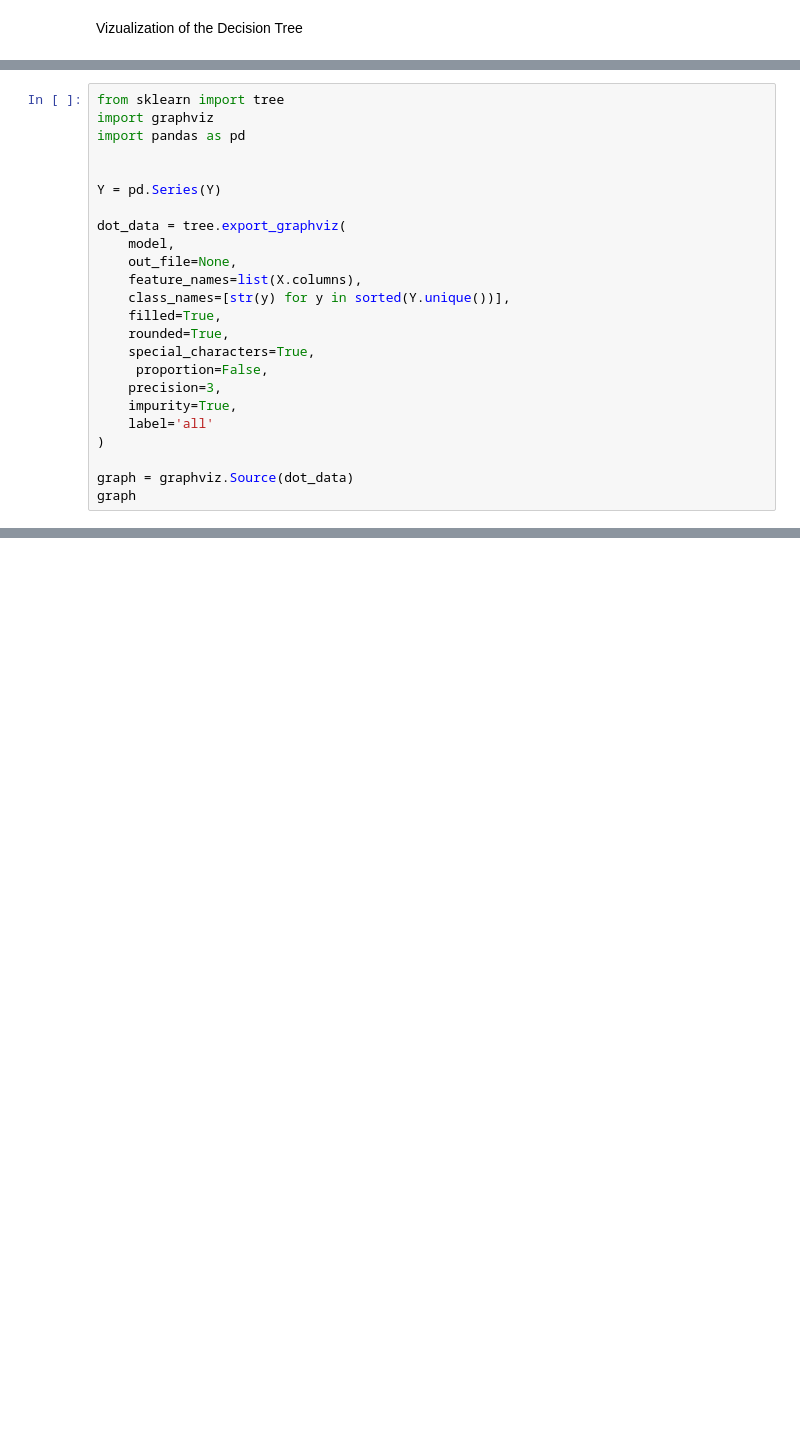
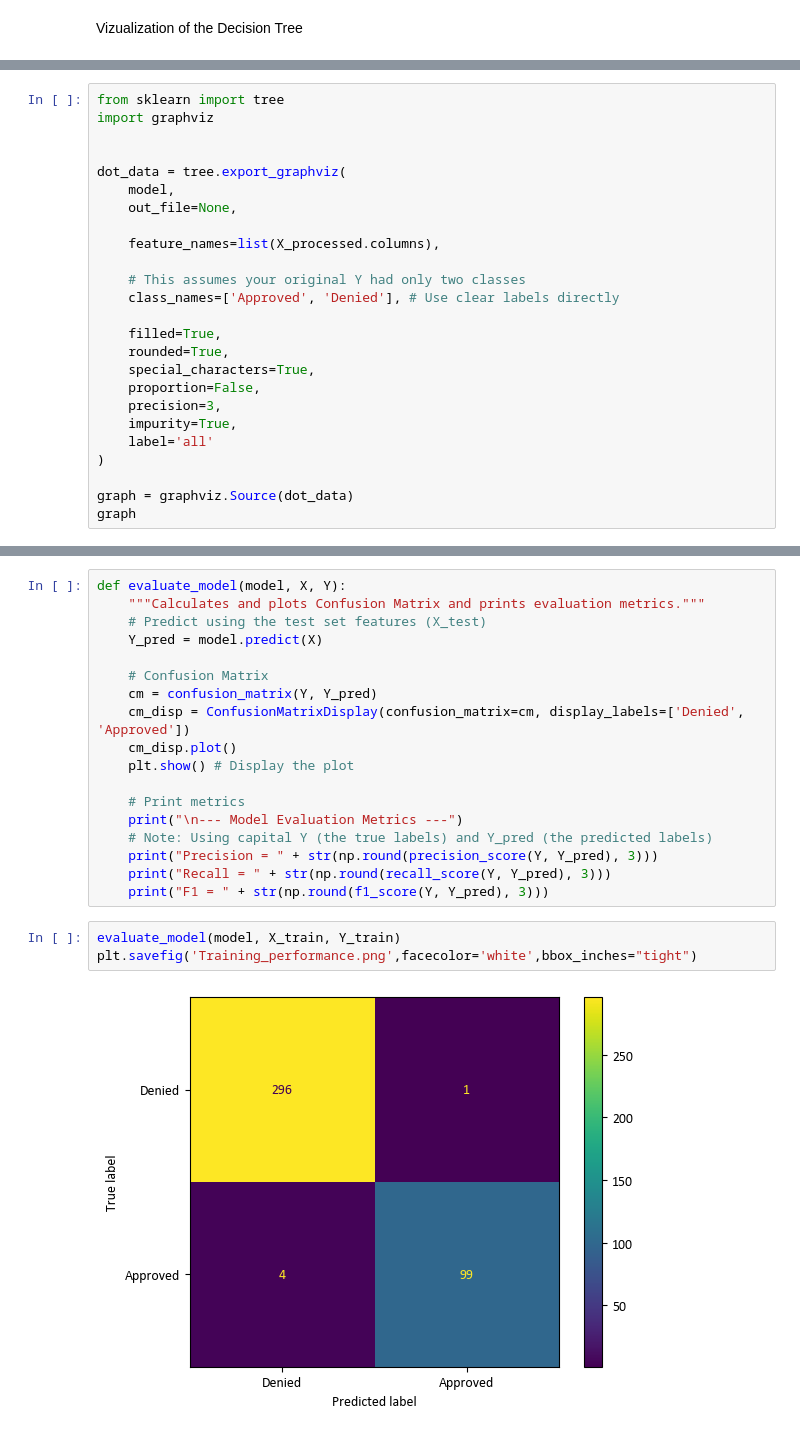
Before and after one commit to SoftwareReboot/MachineLearning-Model, a Jupyter notebook: Decision Tree.ipynb, the cells around one changed output, grey strips where cells are left out. Drawn from its saved outputs; the diff is of its cells as text; blank space fills up the shorter version.

```diff
--- a/Decision Tree.ipynb
+++ b/Decision Tree.ipynb
@@ -128,20 +127,21 @@ plt.show()
 # %%
 from sklearn import tree
 import graphviz
-import pandas as pd
 
-
-Y = pd.Series(Y)
 
 dot_data = tree.export_graphviz(
     model,
     out_file=None,
-    feature_names=list(X.columns),
-    class_names=[str(y) for y in sorted(Y.unique())],
+
+    feature_names=list(X_processed.columns),
+
+    # This assumes your original Y had only two classes
+    class_names=['Approved', 'Denied'], # Use clear labels directly
+
     filled=True,
     rounded=True,
     special_characters=True,
-     proportion=False,
+    proportion=False,
     precision=3,
     impurity=True,
     label='all'
@@ -153,0 +156,23 @@ graph
+# %%
+def evaluate_model(model, X, Y):
+    """Calculates and plots Confusion Matrix and prints evaluation metrics."""
+    # Predict using the test set features (X_test)
+    Y_pred = model.predict(X)
+
+    # Confusion Matrix
+    cm = confusion_matrix(Y, Y_pred)
+    cm_disp = ConfusionMatrixDisplay(confusion_matrix=cm, display_labels=['Denied', 'Approved'])
+    cm_disp.plot()
+    plt.show() # Display the plot
+
+    # Print metrics
+    print("\n--- Model Evaluation Metrics ---")
+    # Note: Using capital Y (the true labels) and Y_pred (the predicted labels)
+    print("Precision = " + str(np.round(precision_score(Y, Y_pred), 3)))
+    print("Recall = " + str(np.round(recall_score(Y, Y_pred), 3)))
+    print("F1 = " + str(np.round(f1_score(Y, Y_pred), 3)))
+# %%
+evaluate_model(model, X_train, Y_train)
+plt.savefig('Training_performance.png',facecolor='white',bbox_inches="tight")
+# %% [output]
+[figure, added]
```
Also changed, not shown: parts of 12 cells of this notebook, 2 other files.
